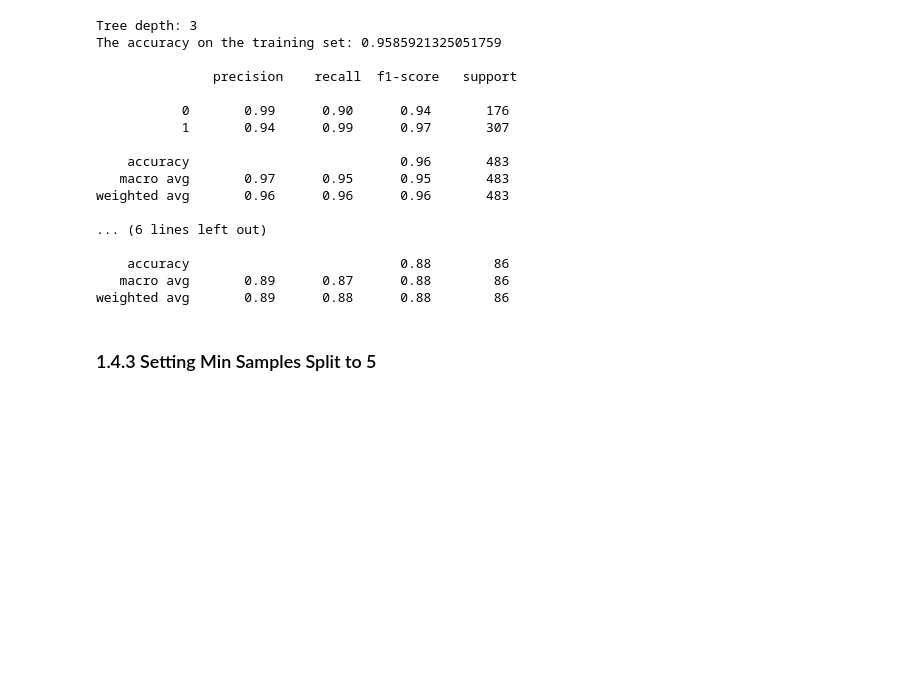
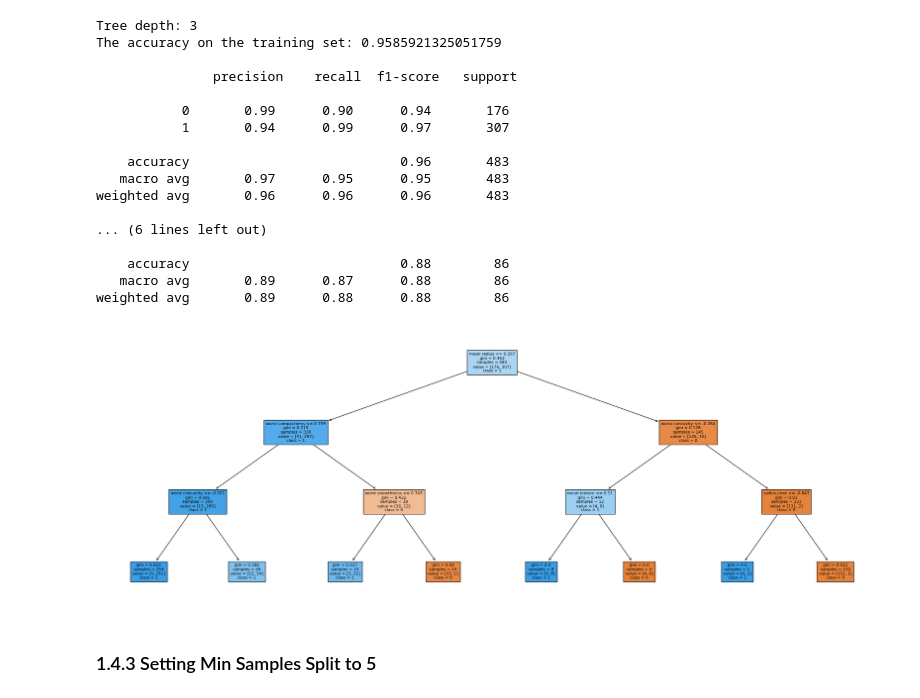
Before and after one commit to Bsubs/CITS5508_Machine_Learning, a Jupyter notebook: assignment2/assignment2.ipynb, the cells around one changed output. Drawn from its saved outputs; the diff is of its cells as text; code cells hidden in the pictures; blank space fills up the shorter version.

```diff
--- a/assignment2/assignment2.ipynb
+++ b/assignment2/assignment2.ipynb
@@ -343,6 +343,13 @@ weighted avg       0.96      0.96      0.96       483
     accuracy                           0.88        86
    macro avg       0.89      0.87      0.88        86
 weighted avg       0.89      0.88      0.88        86
+# %%
+# Display the decision tree built from the training process (limited to max_depth=3)
+plt.figure(figsize=(28, 10))
+plot_tree(tree_depth, max_depth=3, filled=True, feature_names=cancer_copy.columns, class_names=['0','1'],fontsize=8)
+plt.show()
+# %% [output]
+[figure, added]
 # %% [markdown]
 ### 1.4.3 Setting Min Samples Split  to 5
 # %% [markdown]
```
Also changed, not shown: parts of 34 cells of this notebook.
